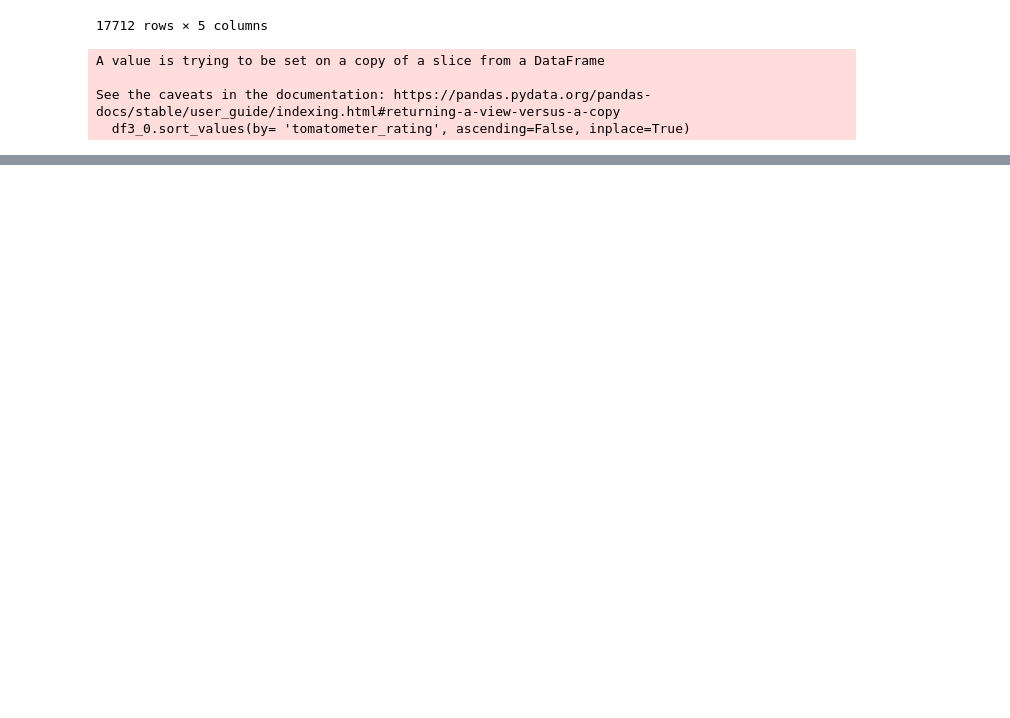
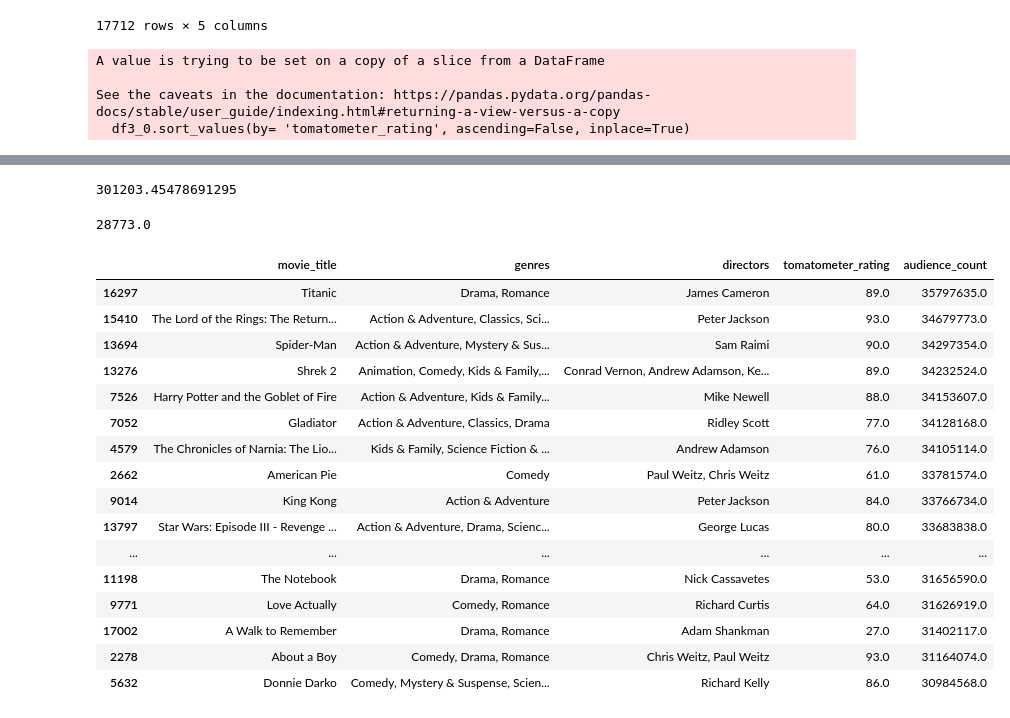
Before and after one commit to camdeman/MMA, a Jupyter notebook: Untitled.ipynb, the cells around one changed output, grey strips where cells are left out. Saved outputs shown, nothing was run; the diff lists cells and outputs as text; code cells hidden in the pictures; blank space fills up the shorter version.

```diff
--- a/Untitled.ipynb
+++ b/Untitled.ipynb
@@ -37,7 +37,7 @@ df2
 | 146143 | tt9916754 | Chico Albuquerque - Revelações | Chico Albuquerque - Revelações | 2013 | NaN | Documentary |
 146144 rows × 6 columns
 # %%
-df3 = pd.read_csv('bsc-phase-1/data/zippedData/rotten_tomatoes_movies.csv')
+df3 = pd.read_csv('data/zippedData/rotten_tomatoes_movies.csv.gz')
 # %%
 df3
 # %% [output]
@@ -141,0 +150,3 @@ df3_0.head(25)
+# %%
+df_aud_count = df3_0.loc[df3_0['audience_count']> 5000]
+df_aud_count
@@ -141,0 +167,30 @@ df3_0.head(25)
+# %%
+df_aud_count.audience_count.mean()
+# %% [output]
+301203.45478691295
+# %%
+df_aud_count.audience_count.median()
+# %% [output]
+28773.0
+# %%
+df_aud_count_2 = df_aud_count.sort_values(by= 'audience_count', ascending=False)
+# %%
+df_aud_count_2.head(50)
+# %% [output]
+|  | movie_title | genres | directors | tomatometer_rating | audience_count |
+| 16297 | Titanic | Drama, Romance | James Cameron | 89.0 | 35797635.0 |
+| 15410 | The Lord of the Rings: The Return... | Action & Adventure, Classics, Sci... | Peter Jackson | 93.0 | 34679773.0 |
+| 13694 | Spider-Man | Action & Adventure, Mystery & Sus... | Sam Raimi | 90.0 | 34297354.0 |
+| 13276 | Shrek 2 | Animation, Comedy, Kids & Family,... | Conrad Vernon, Andrew Adamson, Ke... | 89.0 | 34232524.0 |
+| 7526 | Harry Potter and the Goblet of Fire | Action & Adventure, Kids & Family... | Mike Newell | 88.0 | 34153607.0 |
+| 7052 | Gladiator | Action & Adventure, Classics, Drama | Ridley Scott | 77.0 | 34128168.0 |
+| 4579 | The Chronicles of Narnia: The Lio... | Kids & Family, Science Fiction & ... | Andrew Adamson | 76.0 | 34105114.0 |
+| 2662 | American Pie | Comedy | Paul Weitz, Chris Weitz | 61.0 | 33781574.0 |
+| 9014 | King Kong | Action & Adventure | Peter Jackson | 84.0 | 33766734.0 |
+| 13797 | Star Wars: Episode III - Revenge ... | Action & Adventure, Drama, Scienc... | George Lucas | 80.0 | 33683838.0 |
+| ... | ... | ... | ... | ... | ... |
+| 11198 | The Notebook | Drama, Romance | Nick Cassavetes | 53.0 | 31656590.0 |
+| 9771 | Love Actually | Comedy, Romance | Richard Curtis | 64.0 | 31626919.0 |
+| 17002 | A Walk to Remember | Drama, Romance | Adam Shankman | 27.0 | 31402117.0 |
+| 2278 | About a Boy | Comedy, Drama, Romance | Chris Weitz, Paul Weitz | 93.0 | 31164074.0 |
+| 5632 | Donnie Darko | Comedy, Mystery & Suspense, Scien... | Richard Kelly | 86.0 | 30984568.0 |
```
Also changed, not shown: parts of 11 cells of this notebook.
